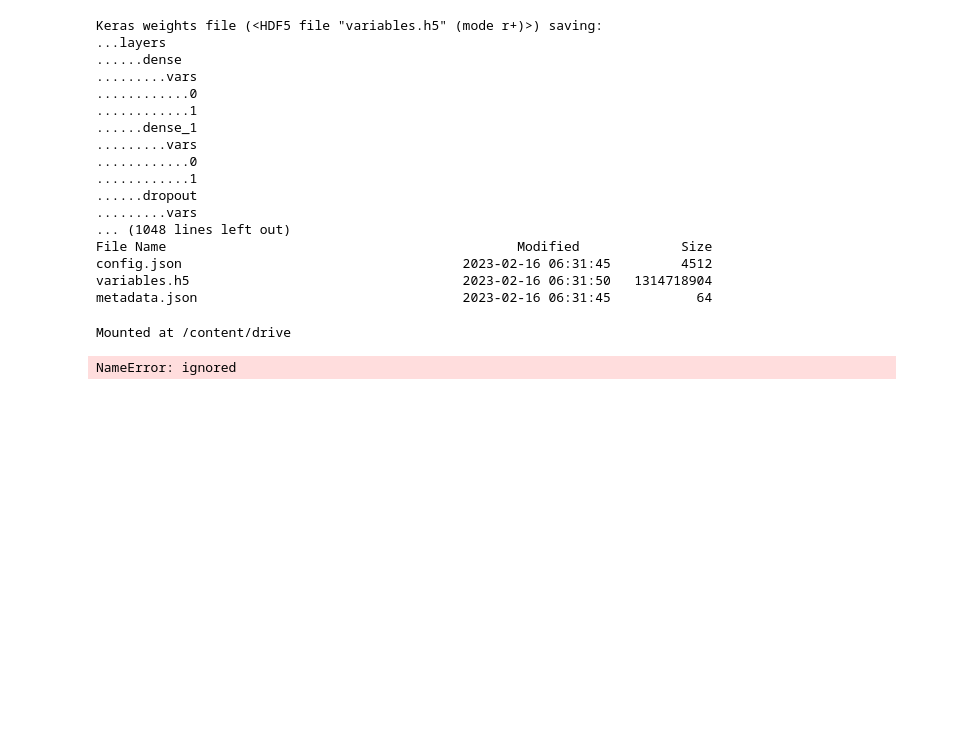
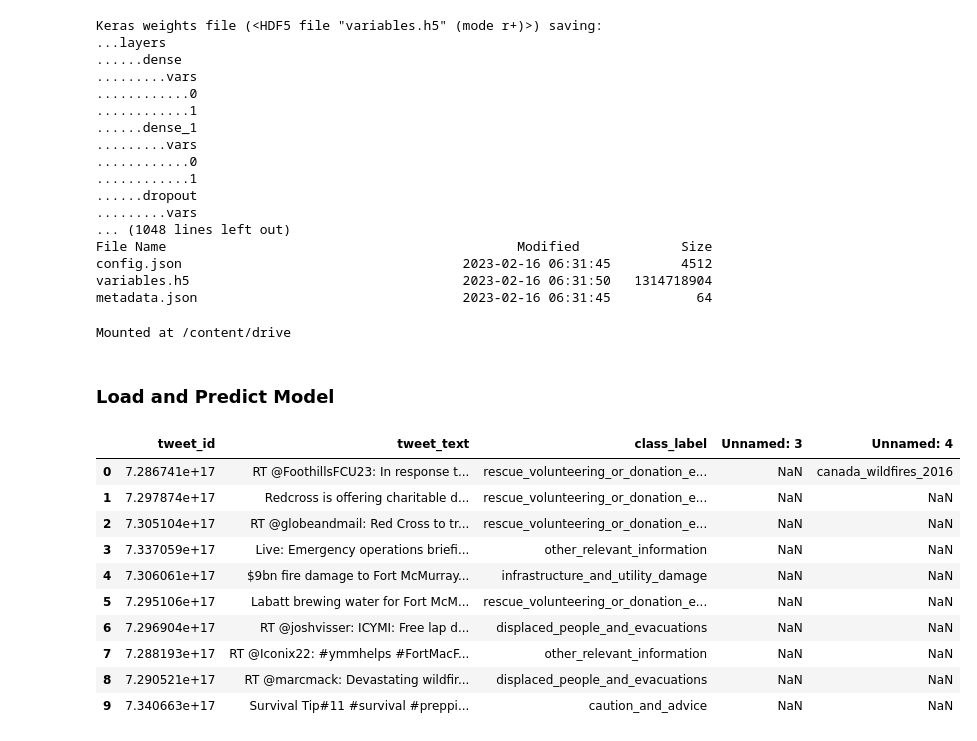
Before and after one commit to Anurag1902/Disaster-Tweets, a Jupyter notebook: Disaster_Tweets_Classification.ipynb, the cells around one changed output. Saved outputs shown, nothing was run; the diff lists cells and outputs as text; code cells hidden in the pictures; blank space fills up the shorter version.

```diff
--- a/Disaster_Tweets_Classification.ipynb
+++ b/Disaster_Tweets_Classification.ipynb
@@ -324,8 +324,5 @@ from google.colab import drive
 drive.mount('/content/drive')
 # %% [output]
 Mounted at /content/drive
-# %%
-test_texts = test['text']
-test_texts
-# %% [output]
-NameError: ignored
+# %% [markdown]
+### Load and Predict Model
@@ -331,0 +333,17 @@ NameError: ignored
+# %%
+import pandas as pd
+testData = pd.read_excel('/content/drive/MyDrive/NLP_Test_data.xlsx')
+# %%
+testData.head(10)
+# %% [output]
+|  | tweet_id | tweet_text | class_label | Unnamed: 3 | Unnamed: 4 |
+| 0 | 7.286741e+17 | RT @FoothillsFCU23: In response t... | rescue_volunteering_or_donation_e... | NaN | canada_wildfires_2016 |
+| 1 | 7.297874e+17 | Redcross is offering charitable d... | rescue_volunteering_or_donation_e... | NaN | NaN |
+| 2 | 7.305104e+17 | RT @globeandmail: Red Cross to tr... | rescue_volunteering_or_donation_e... | NaN | NaN |
+| 3 | 7.337059e+17 | Live: Emergency operations briefi... | other_relevant_information | NaN | NaN |
+| 4 | 7.306061e+17 | $9bn fire damage to Fort McMurray... | infrastructure_and_utility_damage | NaN | NaN |
+| 5 | 7.295106e+17 | Labatt brewing water for Fort McM... | rescue_volunteering_or_donation_e... | NaN | NaN |
+| 6 | 7.296904e+17 | RT @joshvisser: ICYMI: Free lap d... | displaced_people_and_evacuations | NaN | NaN |
+| 7 | 7.288193e+17 | RT @Iconix22: #ymmhelps #FortMacF... | other_relevant_information | NaN | NaN |
+| 8 | 7.290521e+17 | RT @marcmack: Devastating wildfir... | displaced_people_and_evacuations | NaN | NaN |
+| 9 | 7.340663e+17 | Survival Tip#11 #survival #preppi... | caution_and_advice | NaN | NaN |
```
Also changed, not shown: parts of 23 cells of this notebook.
